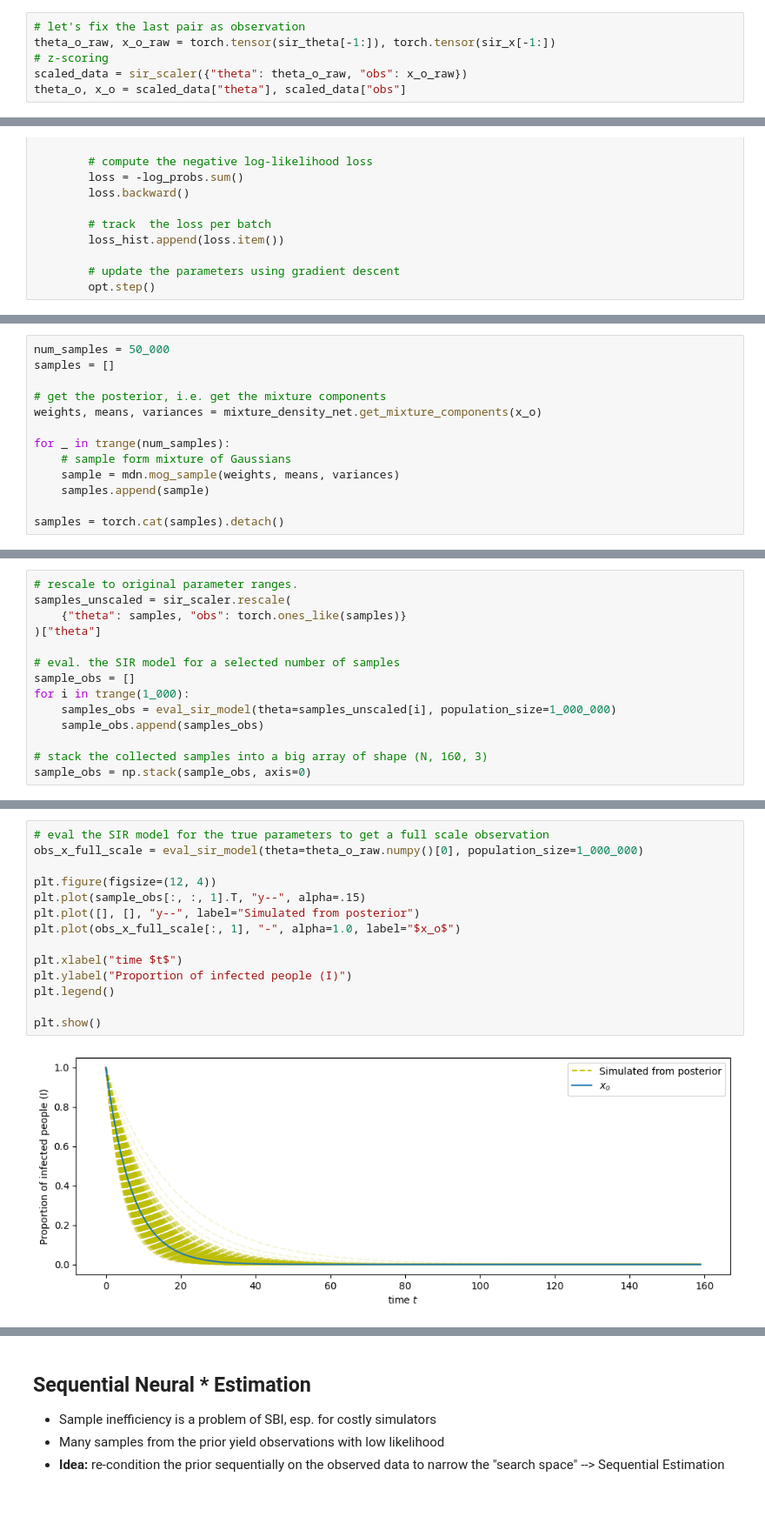
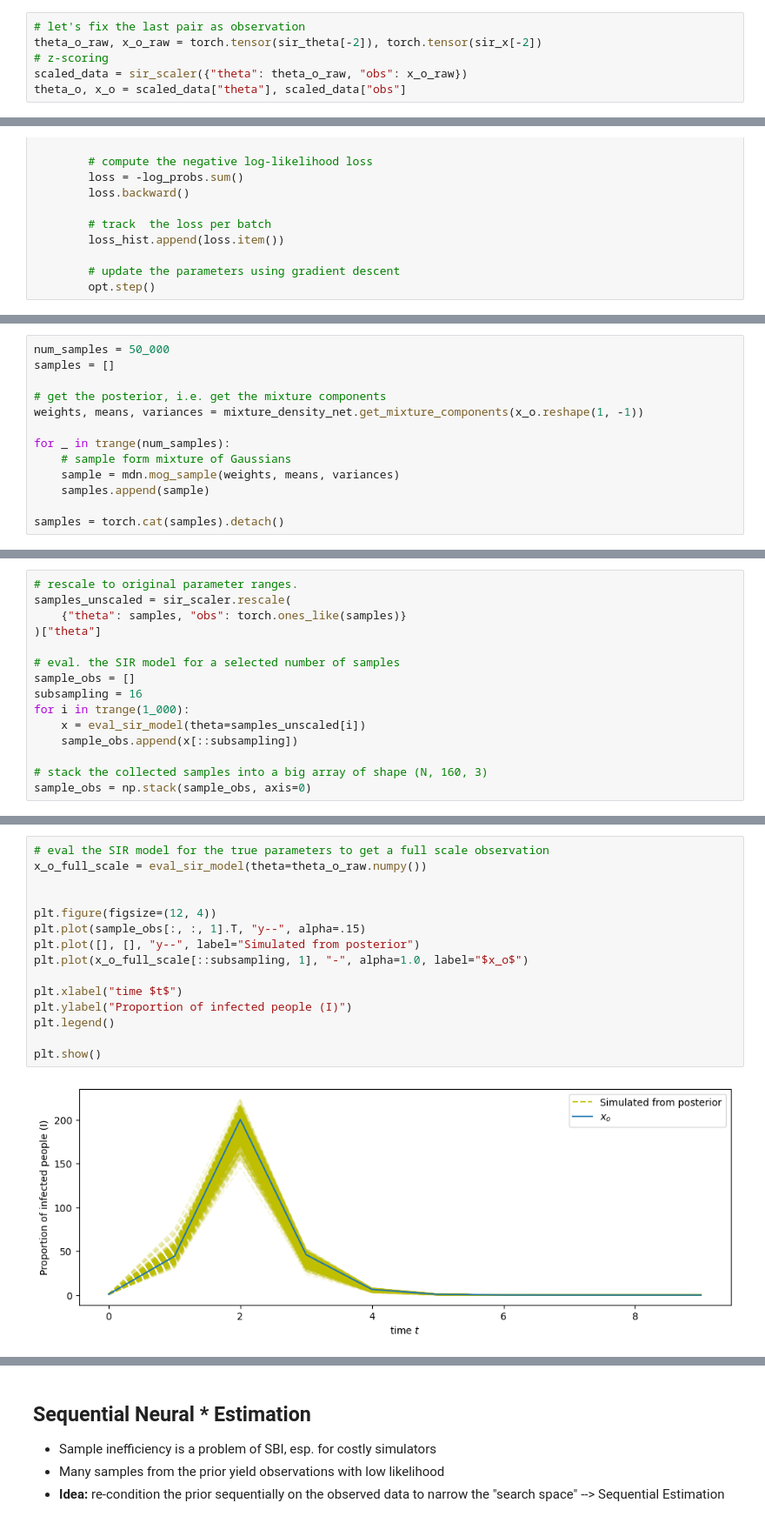
Before and after one commit to aai-institute/tfl-training-sbi, a Jupyter notebook: notebooks/nb_03_neural_density_estimation.ipynb, the cells around one changed output, grey strips where cells are left out. Shown at 87% size. Saved outputs shown, nothing was run; the diff lists cells and outputs as text.

```diff
--- a/notebooks/nb_03_neural_density_estimation.ipynb
+++ b/notebooks/nb_03_neural_density_estimation.ipynb
@@ -143,7 +145,7 @@ simulator = SIRSimulation(
 )
 # %%
 # let's fix the last pair as observation
-theta_o_raw, x_o_raw = torch.tensor(sir_theta[-1:]), torch.tensor(sir_x[-1:])
+theta_o_raw, x_o_raw = torch.tensor(sir_theta[-2]), torch.tensor(sir_x[-2])
 # z-scoring
 scaled_data = sir_scaler({"theta": theta_o_raw, "obs": x_o_raw})
 theta_o, x_o = scaled_data["theta"], scaled_data["obs"]
@@ -266,7 +275,7 @@ num_samples = 50_000
 samples = []
 
 # get the posterior, i.e. get the mixture components
-weights, means, variances = mixture_density_net.get_mixture_components(x_o)
+weights, means, variances = mixture_density_net.get_mixture_components(x_o.reshape(1, -1))
 
 for _ in trange(num_samples):
     # sample form mixture of Gaussians
@@ -284,9 +291,10 @@ samples_unscaled = sir_scaler.rescale(
 
 # eval. the SIR model for a selected number of samples
 sample_obs = []
+subsampling = 16
 for i in trange(1_000):
-    samples_obs = eval_sir_model(theta=samples_unscaled[i], population_size=1_000_000)
-    sample_obs.append(samples_obs)
+    x = eval_sir_model(theta=samples_unscaled[i])
+    sample_obs.append(x[::subsampling])
 
 # stack the collected samples into a big array of shape (N, 160, 3)
 sample_obs = np.stack(sample_obs, axis=0)
@@ -305,19 +319,20 @@ _ = sbi.analysis.pairplot(
 # %%
 # eval the SIR model for the true parameters to get a full scale observation
-obs_x_full_scale = eval_sir_model(theta=theta_o_raw.numpy()[0], population_size=1_000_000)
+x_o_full_scale = eval_sir_model(theta=theta_o_raw.numpy())
+
 
 plt.figure(figsize=(12, 4))
 plt.plot(sample_obs[:, :, 1].T, "y--", alpha=.15)
 plt.plot([], [], "y--", label="Simulated from posterior")
-plt.plot(obs_x_full_scale[:, 1], "-", alpha=1.0, label="$x_o$")
+plt.plot(x_o_full_scale[::subsampling, 1], "-", alpha=1.0, label="$x_o$")
 
 plt.xlabel("time $t$")
 plt.ylabel("Proportion of infected people (I)")
 plt.legend()
 
 plt.show()
 # %% [output]
-[figure, old version]
+[figure, new version]
 # %% [markdown]
 ## Treatment of Time Series Data
 
```
Also changed, not shown: parts of 12 cells of this notebook, 1 other file.
